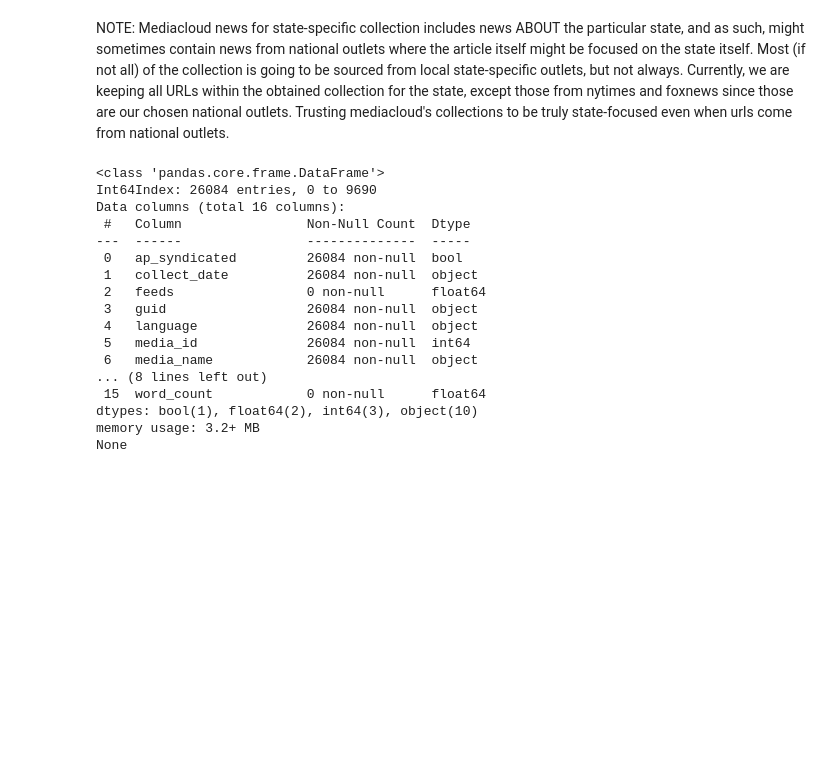
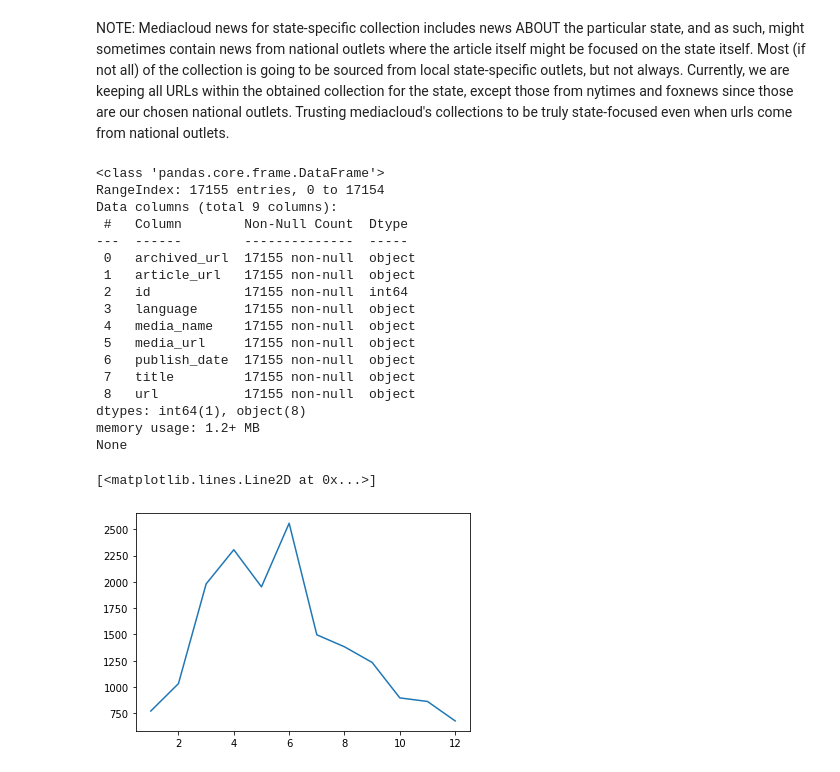
Before and after one commit to asmithh/trans-fer-entropy, a Jupyter notebook: obtaining_news_collections/get_california_news_texts_starting_with_mediacloud_data.ipynb, the cells around one changed output. Saved outputs shown, nothing was run; the diff lists cells and outputs as text; code cells hidden in the pictures; blank space fills up the shorter version.

```diff
--- a/obtaining_news_collections/get_california_news_texts_starting_with_mediacloud_data.ipynb
+++ b/obtaining_news_collections/get_california_news_texts_starting_with_mediacloud_data.ipynb
@@ -22,27 +23,38 @@ end_date = datetime.strptime('2023-06-30', '%Y-%m-%d').date()
 # %%
-cali_news1 = pd.read_csv('data/mediacloud_california_apr2023.csv')
-cali_news2 = pd.read_csv('data/mediacloud_california_may2023.csv')
-cali_news3 = pd.read_csv('data/mediacloud_california_jun2023.csv')
-cali_news = pd.concat([cali_news1, cali_news2, cali_news3], 0)
+cali_news = pd.read_csv('data/mediacloud_california.csv')
 print(cali_news.info())
 # %% [output]
 <class 'pandas.core.frame.DataFrame'>
-Int64Index: 26084 entries, 0 to 9690
-Data columns (total 16 columns):
- #   Column                Non-Null Count  Dtype
----  ------                --------------  -----
- 0   ap_syndicated         26084 non-null  bool
- 1   collect_date          26084 non-null  object
- 2   feeds                 0 non-null      float64
- 3   guid                  26084 non-null  object
- 4   language              26084 non-null  object
- 5   media_id              26084 non-null  int64
- 6   media_name            26084 non-null  object
-... (8 lines left out)
- 15  word_count            0 non-null      float64
-dtypes: bool(1), float64(2), int64(3), object(10)
-memory usage: 3.2+ MB
+RangeIndex: 17155 entries, 0 to 17154
+Data columns (total 9 columns):
+ #   Column        Non-Null Count  Dtype
+---  ------        --------------  -----
+ 0   archived_url  17155 non-null  object
+ 1   article_url   17155 non-null  object
+ 2   id            17155 non-null  int64
+ 3   language      17155 non-null  object
+ 4   media_name    17155 non-null  object
+ 5   media_url     17155 non-null  object
+ 6   publish_date  17155 non-null  object
+ 7   title         17155 non-null  object
+ 8   url           17155 non-null  object
+dtypes: int64(1), object(8)
+memory usage: 1.2+ MB
 None
+# %%
+#analyze the distribution across months of publication -- are there gaps in the collection?
+all_dates = list(cali_news['publish_date'])
+month_to_vol = {}
+for i in range(1, 13):
+    month_to_vol[i] = 0
+for d in tqdm(all_dates):
+    m = int(d.split('-')[1])
+    month_to_vol[m] += 1
+# %%
+plt.plot(list(month_to_vol.keys()), list(month_to_vol.values()))
+# %% [output]
+[<matplotlib.lines.Line2D at 0x...>]
+[figure, added]
 # %%
 cali_news[['language', 'media_name', 'media_url', 'publish_date', 'title', 'url']].tail(20)
 # %% [output]
```
Also changed, not shown: parts of 6 cells of this notebook, 2 other files.
